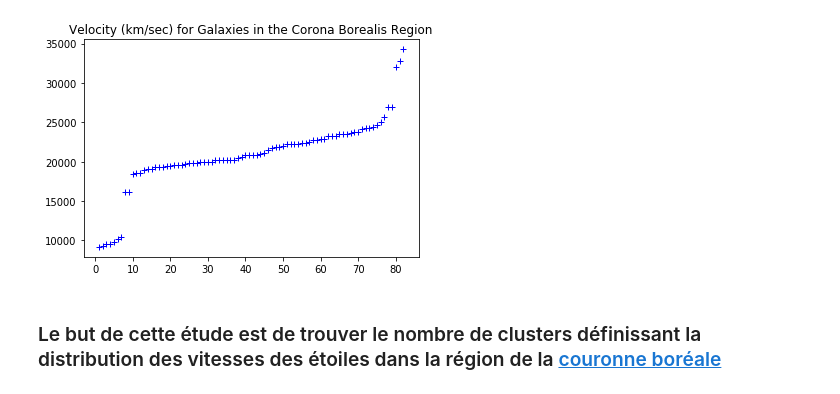
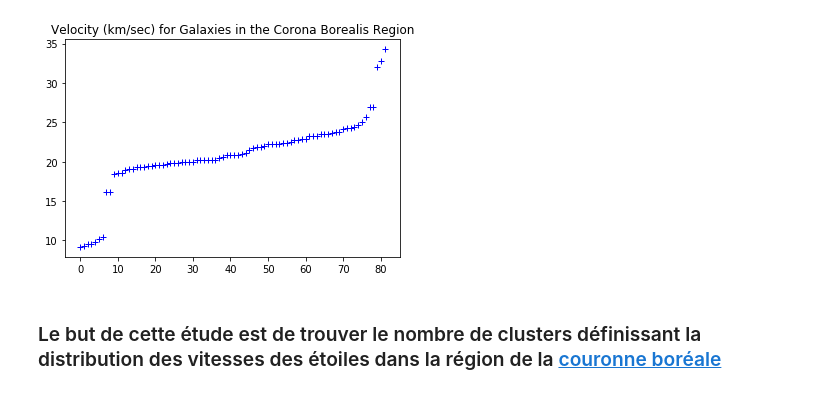
Before and after one commit to Remi-Boutin/Bayesian_statistics_project, a Jupyter notebook: 4_2-Marginal_Likelihood_in_mixture_models.ipynb, the cells around one changed output. Cells and saved outputs as stored; diff of their text form; code cells hidden in the pictures.

```diff
--- a/4_2-Marginal_Likelihood_in_mixture_models.ipynb
+++ b/4_2-Marginal_Likelihood_in_mixture_models.ipynb
@@ -19,11 +15,11 @@ import time
 # %%
 data = pd.read_csv('galaxy.csv', index_col=0)
 y= data.iloc[:,0].values/1000
-plt.plot(data.iloc[:,0],'b+', label="Velocity")
+plt.plot(y,'b+', label="Velocity")
 plt.title("Velocity (km/sec) for Galaxies in the Corona Borealis Region")
 plt.show()
 # %% [output]
-[figure, old version]
+[figure, new version]
 # %% [markdown]
 ### Le but de cette étude est de trouver le nombre de clusters définissant la distribution des vitesses des étoiles dans la région de la [couronne boréale](https://fr.wikipedia.org/wiki/Couronne_bor%C3%A9ale)
 # %% [markdown]
```
Also changed, not shown: parts of 43 cells of this notebook.
